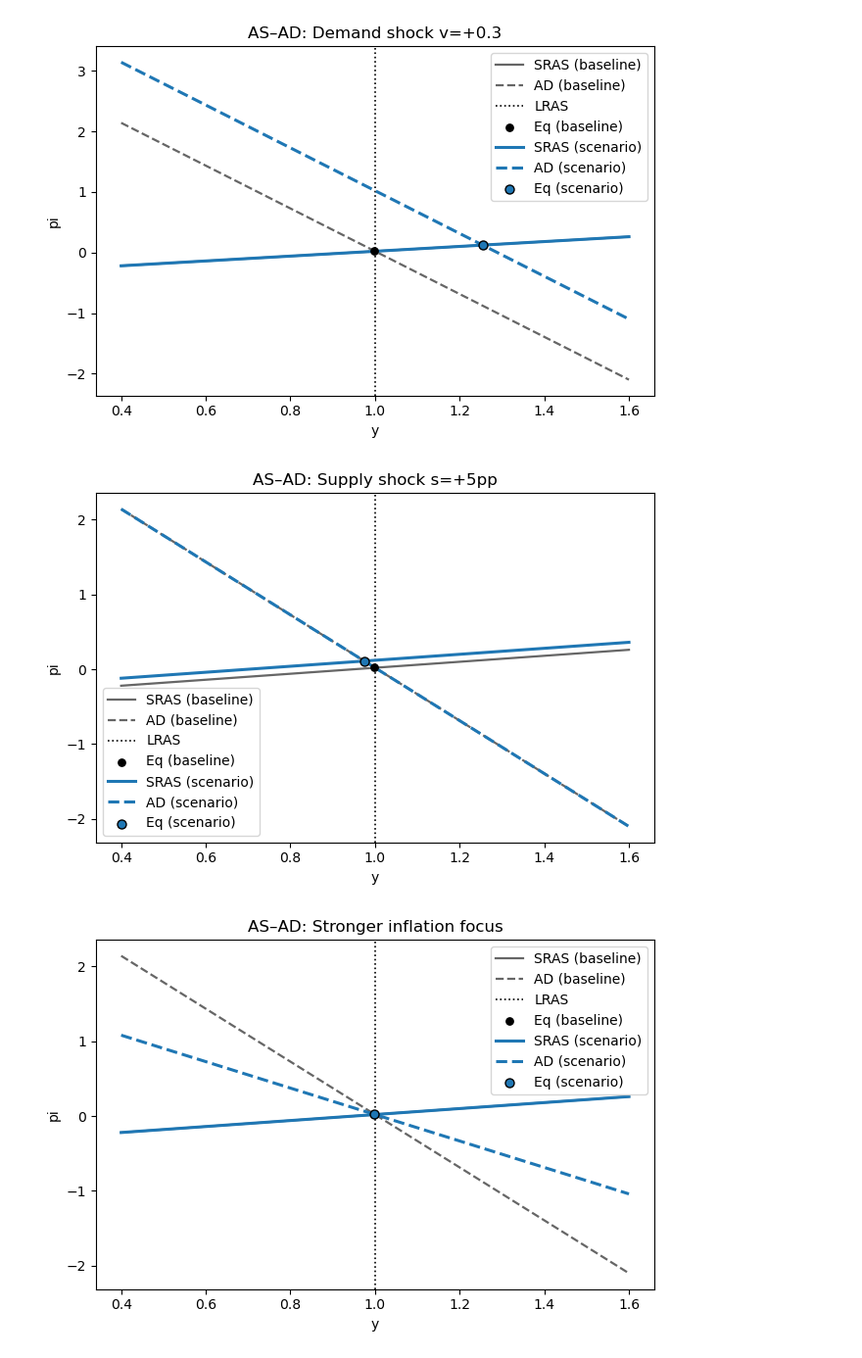
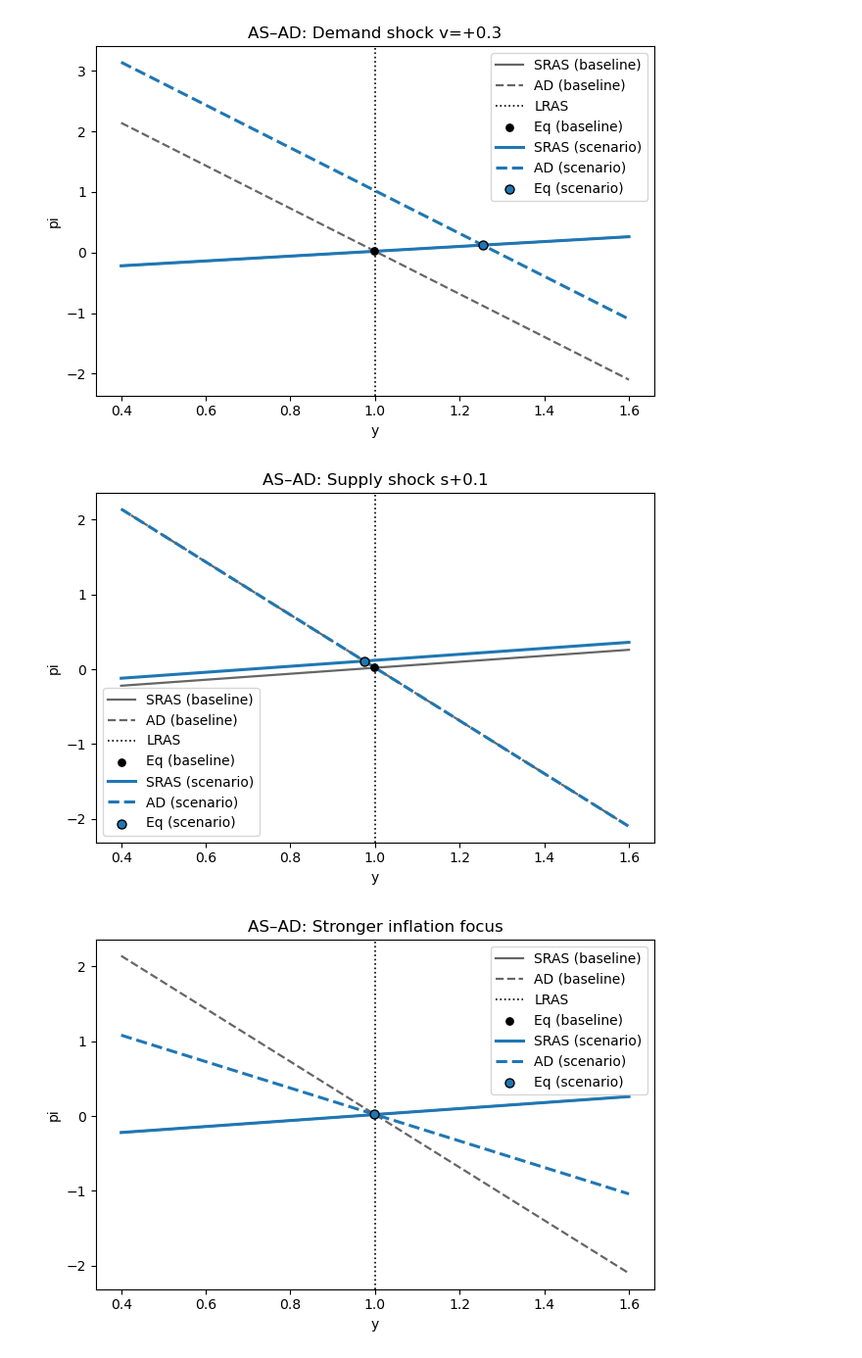
Before and after one commit to NumEconCopenhagen/ProgEcon-lectures, a Jupyter notebook: 11_ASAD/01_ASAD_closed.ipynb, the cells around one changed output. Shown at 98% size. Cells and saved outputs as stored; diff of their text form; code cells hidden in the pictures.

```diff
--- a/11_ASAD/01_ASAD_closed.ipynb
+++ b/11_ASAD/01_ASAD_closed.ipynb
@@ -266,10 +266,9 @@ plot_policy_scenario(par, {"name": "Demand shock v=+0.3", "d": {"v": 0.3}}, y_pa
 # %% [output]
 [figure]
 # %%
-# Supply shock
-plot_policy_scenario(par, {"name": "Supply shock s=+5pp", "d": {"s": 0.1}}, y_pad=0.6)
+plot_policy_scenario(par, {"name": "Supply shock s+0.1", "d": {"s": 0.1}}, y_pad=0.6)
 # %% [output]
-[figure, old version]
+[figure, new version]
 # %%
 # Stronger focus on inflation (higher a1)
 plot_policy_scenario(par, {"name": "Stronger inflation focus", "d": {"a1": 2.0}}, y_pad=0.6)
```
